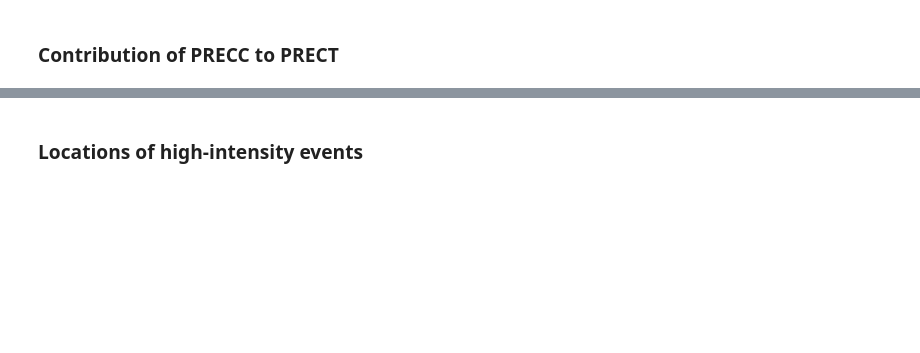
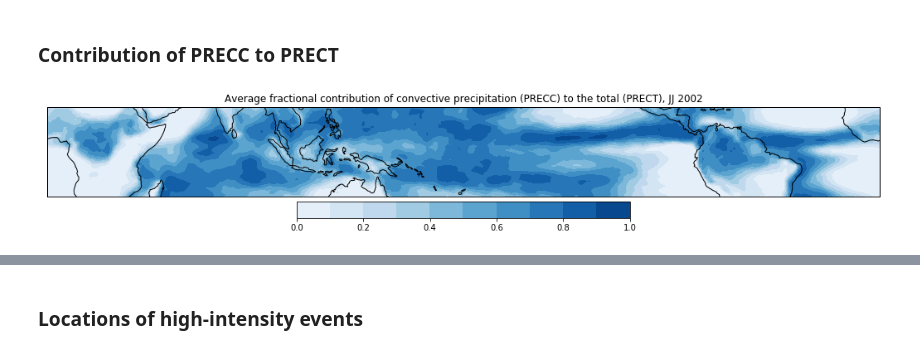
Before and after one commit to dcamron/ncar-gwdst, a Jupyter notebook: notebooks/precip.ipynb, the cells around one changed output, grey strips where cells are left out. Cells and saved outputs as stored; diff of their text form; code cells hidden in the pictures; blank space fills up the shorter version.

```diff
--- a/notebooks/precip.ipynb
+++ b/notebooks/precip.ipynb
@@ -183,13 +225,15 @@ f.savefig('../figures/precip/precip_maps.png')
 # %%
 pcfrac = precc.where(prect > 0) / prect.where(prect > 0)
 
-f, ax = plt.subplots(figsize=(18,4), subplot_kw=dict(projection=ccrs.PlateCarree(central_longitude=180)))
+f, ax = plt.subplots(figsize=(18, 4), subplot_kw=dict(projection=ccrs.PlateCarree(central_longitude=180)))
 p = pcfrac.mean(dim='time').plot.contourf(ax=ax, transform=ccrs.PlateCarree(), add_colorbar=False, levels=11, colors=sns.color_palette("Blues", 10))
 ax.coastlines()
 cbar = plt.colorbar(p, ax=ax, orientation='horizontal', shrink=0.4, pad=0.025)
 
-ax.set_title('Average Fractional contribution of convective precipitation (PRECC) to the total (PRECT), July 2002')
+ax.set_title('Average fractional contribution of convective precipitation (PRECC) to the total (PRECT), JJ 2002')
 
 f.savefig('../figures/precip/pcfrac.png')
+# %% [output]
+[figure, added]
 # %%
 pcfrac.where(pcfrac > 0.5).notnull().sum().values / pcfrac.notnull().sum().values
```
Also changed, not shown: parts of 15 cells of this notebook, 5 other files.
